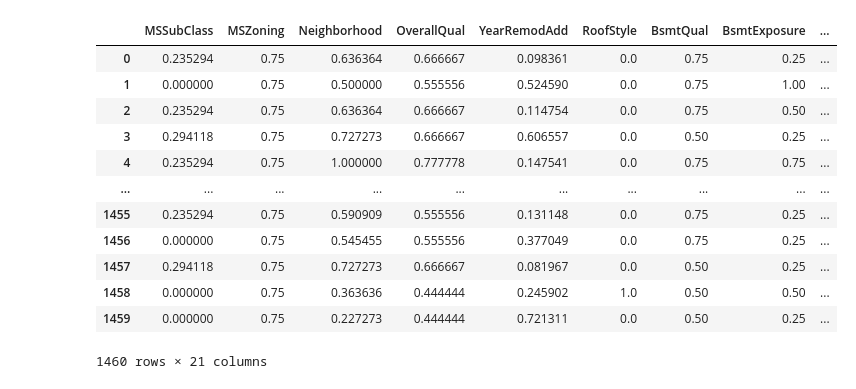
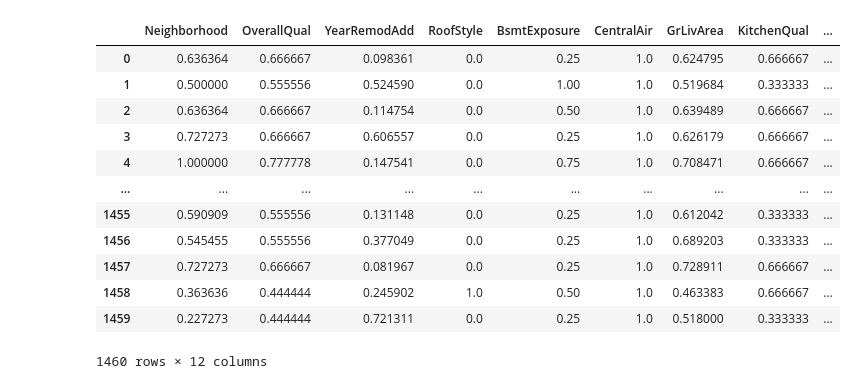
Before and after one commit to kamanak/advance_house_price_prediction, a Jupyter notebook: modeltrainig.ipynb, the cells around one changed output. Cells and saved outputs as stored; diff of their text form; code cells hidden in the pictures.

```diff
--- a/modeltrainig.ipynb
+++ b/modeltrainig.ipynb
@@ -58,22 +74,21 @@ array([ True,  True, False, False, False, False, False, False, False,
 # %%
-selected_feat = X_train.columns[(model.get_support())]
+selected_feat = X_train.columns[(selecter.get_support())]
+X= X_train[selected_feat]
+X
+# %% [output]
+|  | Neighborhood | OverallQual | YearRemodAdd | RoofStyle | BsmtExposure | CentralAir | GrLivArea | KitchenQual | ... |
+| 0 | 0.636364 | 0.666667 | 0.098361 | 0.0 | 0.25 | 1.0 | 0.624795 | 0.666667 | ... |
+| 1 | 0.500000 | 0.555556 | 0.524590 | 0.0 | 1.00 | 1.0 | 0.519684 | 0.333333 | ... |
+| 2 | 0.636364 | 0.666667 | 0.114754 | 0.0 | 0.50 | 1.0 | 0.639489 | 0.666667 | ... |
+| 3 | 0.727273 | 0.666667 | 0.606557 | 0.0 | 0.25 | 1.0 | 0.626179 | 0.666667 | ... |
+| 4 | 1.000000 | 0.777778 | 0.147541 | 0.0 | 0.75 | 1.0 | 0.708471 | 0.666667 | ... |
+| ... | ... | ... | ... | ... | ... | ... | ... | ... | ... |
+| 1455 | 0.590909 | 0.555556 | 0.131148 | 0.0 | 0.25 | 1.0 | 0.612042 | 0.333333 | ... |
+| 1456 | 0.545455 | 0.555556 | 0.377049 | 0.0 | 0.25 | 1.0 | 0.689203 | 0.333333 | ... |
+| 1457 | 0.727273 | 0.666667 | 0.081967 | 0.0 | 0.25 | 1.0 | 0.728911 | 0.666667 | ... |
+| 1458 | 0.363636 | 0.444444 | 0.245902 | 1.0 | 0.50 | 1.0 | 0.463383 | 0.666667 | ... |
+| 1459 | 0.227273 | 0.444444 | 0.721311 | 0.0 | 0.25 | 1.0 | 0.518000 | 0.333333 | ... |
+1460 rows × 12 columns
-# %%
-X= X_train[selected_feat]
-X
-# %% [output]
-|  | MSSubClass | MSZoning | Neighborhood | OverallQual | YearRemodAdd | RoofStyle | BsmtQual | BsmtExposure | ... |
-| 0 | 0.235294 | 0.75 | 0.636364 | 0.666667 | 0.098361 | 0.0 | 0.75 | 0.25 | ... |
-| 1 | 0.000000 | 0.75 | 0.500000 | 0.555556 | 0.524590 | 0.0 | 0.75 | 1.00 | ... |
-| 2 | 0.235294 | 0.75 | 0.636364 | 0.666667 | 0.114754 | 0.0 | 0.75 | 0.50 | ... |
-| 3 | 0.294118 | 0.75 | 0.727273 | 0.666667 | 0.606557 | 0.0 | 0.50 | 0.25 | ... |
-| 4 | 0.235294 | 0.75 | 1.000000 | 0.777778 | 0.147541 | 0.0 | 0.75 | 0.75 | ... |
-| ... | ... | ... | ... | ... | ... | ... | ... | ... | ... |
-| 1455 | 0.235294 | 0.75 | 0.590909 | 0.555556 | 0.131148 | 0.0 | 0.75 | 0.25 | ... |
-| 1456 | 0.000000 | 0.75 | 0.545455 | 0.555556 | 0.377049 | 0.0 | 0.75 | 0.25 | ... |
-| 1457 | 0.294118 | 0.75 | 0.727273 | 0.666667 | 0.081967 | 0.0 | 0.50 | 0.25 | ... |
-| 1458 | 0.000000 | 0.75 | 0.363636 | 0.444444 | 0.245902 | 1.0 | 0.50 | 0.50 | ... |
-| 1459 | 0.000000 | 0.75 | 0.227273 | 0.444444 | 0.721311 | 0.0 | 0.50 | 0.25 | ... |
-1460 rows × 21 columns
 # %%
 
 y = y_train
```
Also changed, not shown: parts of 12 cells of this notebook.
